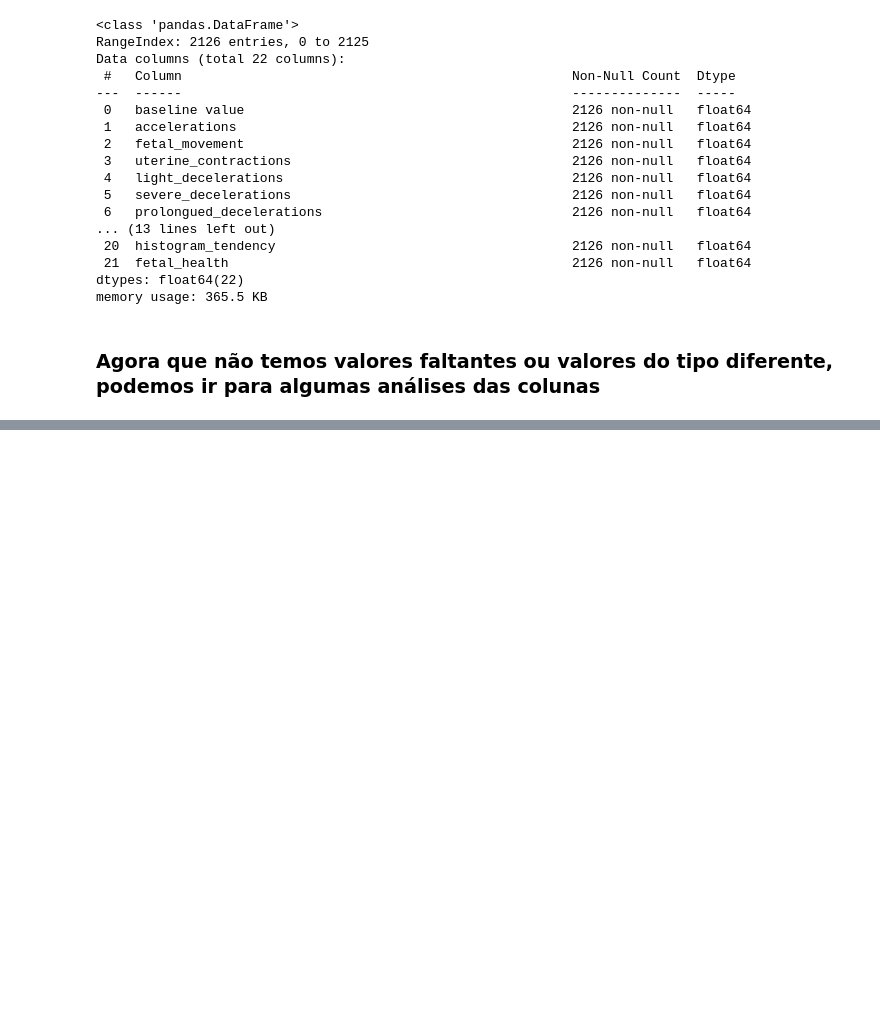
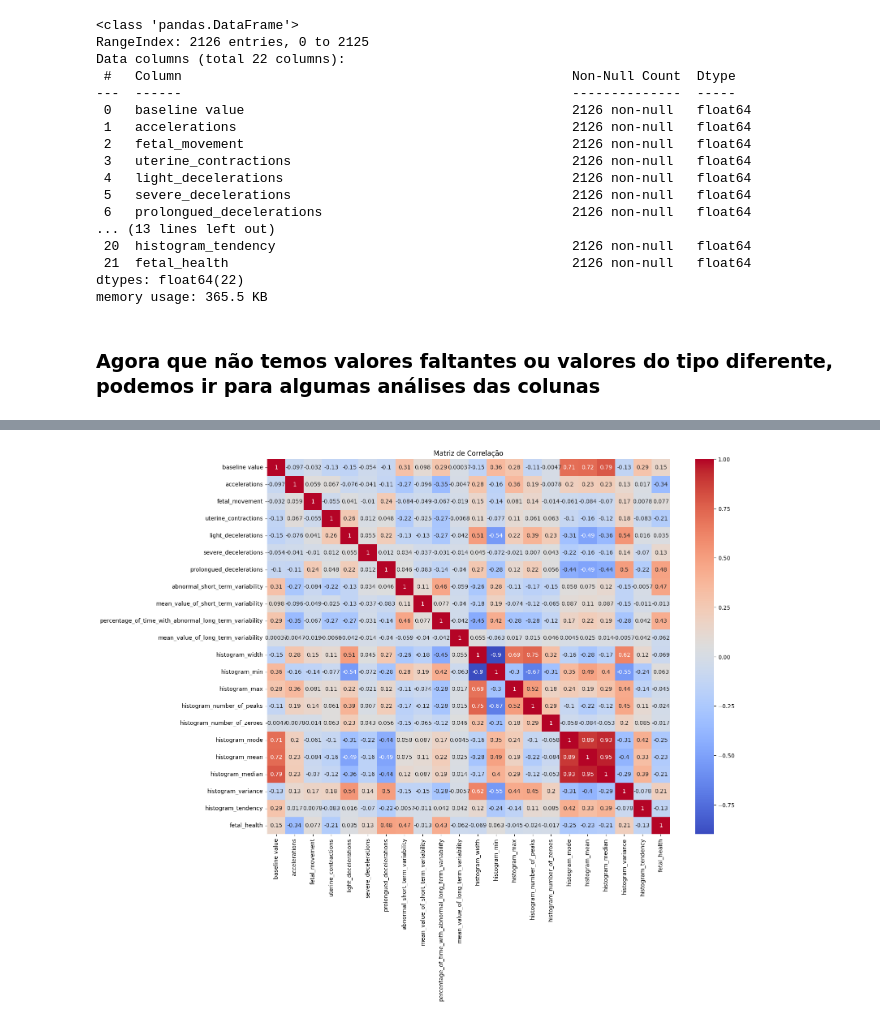
Before and after one commit to ItaloCarlosMartinsBresciani/Fetal-Health-Classification, a Jupyter notebook: EDA_preprocessing/EDA_dataset.ipynb, the cells around one changed output, grey strips where cells are left out. Drawn from its saved outputs; the diff is of its cells as text; code cells hidden in the pictures; blank space fills up the shorter version.

```diff
--- a/EDA_preprocessing/EDA_dataset.ipynb
+++ b/EDA_preprocessing/EDA_dataset.ipynb
@@ -86,0 +236,9 @@ memory usage: 365.5 KB
+# %%
+#printando a matriz de correlação entre as features com a variavel alvo
+correlacao = df.corr()
+plt.figure(figsize=(16, 12))
+sns.heatmap(correlacao, annot=True, cmap='coolwarm')
+plt.title('Matriz de Correlação')
+plt.show()
+# %% [output]
+[figure, added]
```
Also changed, not shown: parts of 18 cells of this notebook, 4 other files.
